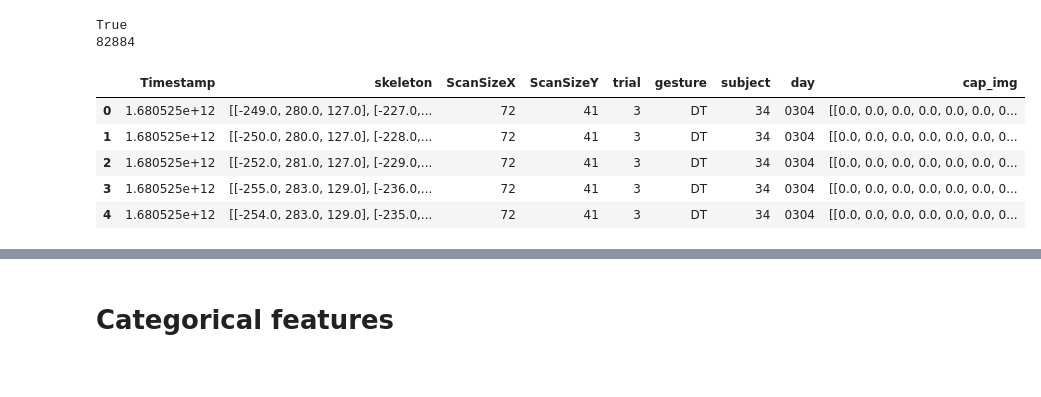
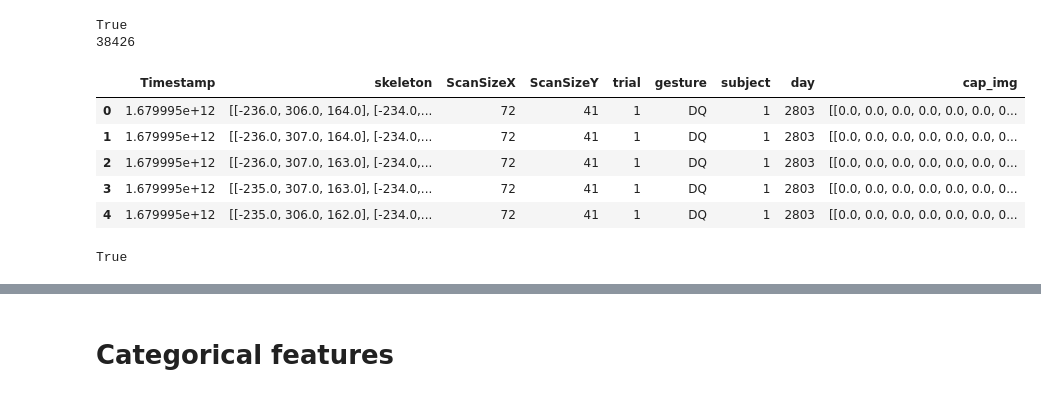
Before and after one commit to yawwam/ChiliSummerProject, a Jupyter notebook: src/data_stats.ipynb, the cells around one changed output, grey strips where cells are left out. Cells and saved outputs as stored; diff of their text form; code cells hidden in the pictures.

```diff
--- a/src/data_stats.ipynb
+++ b/src/data_stats.ipynb
@@ -44,22 +44,26 @@ df_eth.head()
 # %%
 files = glob.glob(data_path_chili+'*.pkl')
+files.remove(data_path_chili+'day3003.pkl')
 chili_data = pd.concat([pd.read_pickle(fp) for fp in files], ignore_index=True)
 chili_data['skeleton']= chili_data['skeleton'].apply(lambda x : x.astype(np.float32))
 max_skel = np.max(chili_data['skeleton'].apply(lambda x : np.max(x)))
 max_cap = np.max(chili_data['cap_img'].apply(lambda x : np.max(x)))
 #chili_data['skeleton']= chili_data['skeleton'].apply(lambda x : x/max_skel)
 chili_data['cap_img']= chili_data['cap_img'].apply(lambda x : x/max_cap)
 print(chili_data.Timestamp.is_unique)
-#chili_data.set_index('Timestamp', inplace=True)
-#chili_data.sort_index(inplace=True)
+chili_data = chili_data.sort_values(by=['Timestamp']).reset_index(drop=True)
 print(len(chili_data))
 chili_data.head()
 # %% [output]
 True
-82884
+38426
 |  | Timestamp | skeleton | ScanSizeX | ScanSizeY | trial | gesture | subject | day | cap_img |
-| 0 | 1.680525e+12 | [[-249.0, 280.0, 127.0], [-227.0,... | 72 | 41 | 3 | DT | 34 | 0304 | [[0.0, 0.0, 0.0, 0.0, 0.0, 0.0, 0... |
-| 1 | 1.680525e+12 | [[-250.0, 280.0, 127.0], [-228.0,... | 72 | 41 | 3 | DT | 34 | 0304 | [[0.0, 0.0, 0.0, 0.0, 0.0, 0.0, 0... |
-| 2 | 1.680525e+12 | [[-252.0, 281.0, 127.0], [-229.0,... | 72 | 41 | 3 | DT | 34 | 0304 | [[0.0, 0.0, 0.0, 0.0, 0.0, 0.0, 0... |
-| 3 | 1.680525e+12 | [[-255.0, 283.0, 129.0], [-236.0,... | 72 | 41 | 3 | DT | 34 | 0304 | [[0.0, 0.0, 0.0, 0.0, 0.0, 0.0, 0... |
-| 4 | 1.680525e+12 | [[-254.0, 283.0, 129.0], [-235.0,... | 72 | 41 | 3 | DT | 34 | 0304 | [[0.0, 0.0, 0.0, 0.0, 0.0, 0.0, 0... |
+| 0 | 1.679995e+12 | [[-236.0, 306.0, 164.0], [-234.0,... | 72 | 41 | 1 | DQ | 1 | 2803 | [[0.0, 0.0, 0.0, 0.0, 0.0, 0.0, 0... |
+| 1 | 1.679995e+12 | [[-236.0, 307.0, 164.0], [-234.0,... | 72 | 41 | 1 | DQ | 1 | 2803 | [[0.0, 0.0, 0.0, 0.0, 0.0, 0.0, 0... |
+| 2 | 1.679995e+12 | [[-236.0, 307.0, 163.0], [-234.0,... | 72 | 41 | 1 | DQ | 1 | 2803 | [[0.0, 0.0, 0.0, 0.0, 0.0, 0.0, 0... |
+| 3 | 1.679995e+12 | [[-235.0, 307.0, 163.0], [-234.0,... | 72 | 41 | 1 | DQ | 1 | 2803 | [[0.0, 0.0, 0.0, 0.0, 0.0, 0.0, 0... |
+| 4 | 1.679995e+12 | [[-235.0, 306.0, 162.0], [-234.0,... | 72 | 41 | 1 | DQ | 1 | 2803 | [[0.0, 0.0, 0.0, 0.0, 0.0, 0.0, 0... |
+# %%
+chili_data.Timestamp.is_monotonic_increasing
+# %% [output]
+True
```
Also changed, not shown: parts of 5 cells of this notebook, 1 other file.
